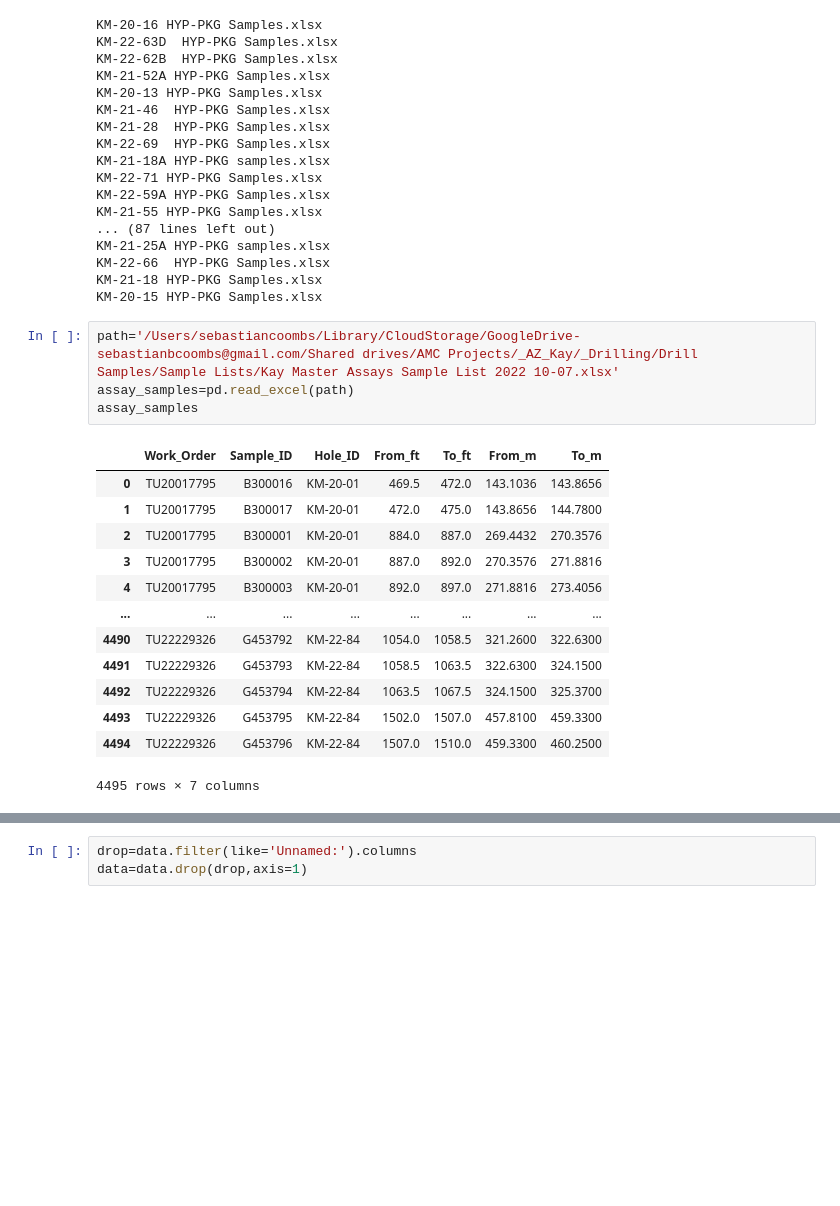
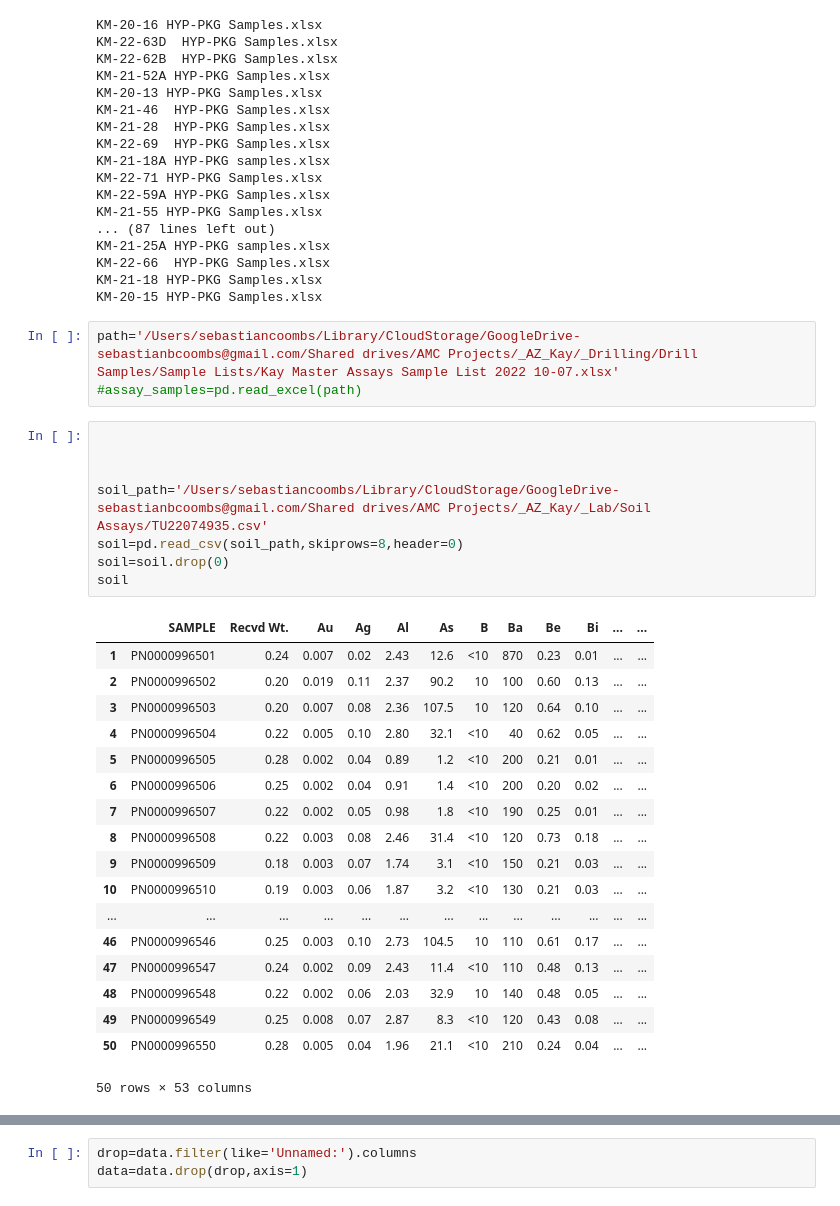
Before and after one commit to amundsentech/Kay_master_merge, a Jupyter notebook: scratch_paper.ipynb, the cells around one changed output, grey strips where cells are left out. Saved outputs shown, nothing was run; the diff lists cells and outputs as text; blank space fills up the shorter version.

Commit message:
soils

```diff
--- a/scratch_paper.ipynb
+++ b/scratch_paper.ipynb
@@ -94,19 +87,31 @@ KM-21-18 HYP-PKG Samples.xlsx
 KM-20-15 HYP-PKG Samples.xlsx
 # %%
 path='/Users/sebastiancoombs/Library/CloudStorage/GoogleDrive-sebastianbcoombs@gmail.com/Shared drives/AMC Projects/_AZ_Kay/_Drilling/Drill Samples/Sample Lists/Kay Master Assays Sample List 2022 10-07.xlsx'
-assay_samples=pd.read_excel(path)
-assay_samples
+#assay_samples=pd.read_excel(path)
-# %% [output]
-|  | Work_Order | Sample_ID | Hole_ID | From_ft | To_ft | From_m | To_m |
-| 0 | TU20017795 | B300016 | KM-20-01 | 469.5 | 472.0 | 143.1036 | 143.8656 |
-| 1 | TU20017795 | B300017 | KM-20-01 | 472.0 | 475.0 | 143.8656 | 144.7800 |
-| 2 | TU20017795 | B300001 | KM-20-01 | 884.0 | 887.0 | 269.4432 | 270.3576 |
-| 3 | TU20017795 | B300002 | KM-20-01 | 887.0 | 892.0 | 270.3576 | 271.8816 |
-| 4 | TU20017795 | B300003 | KM-20-01 | 892.0 | 897.0 | 271.8816 | 273.4056 |
-| ... | ... | ... | ... | ... | ... | ... | ... |
-| 4490 | TU22229326 | G453792 | KM-22-84 | 1054.0 | 1058.5 | 321.2600 | 322.6300 |
-| 4491 | TU22229326 | G453793 | KM-22-84 | 1058.5 | 1063.5 | 322.6300 | 324.1500 |
-| 4492 | TU22229326 | G453794 | KM-22-84 | 1063.5 | 1067.5 | 324.1500 | 325.3700 |
-| 4493 | TU22229326 | G453795 | KM-22-84 | 1502.0 | 1507.0 | 457.8100 | 459.3300 |
-| 4494 | TU22229326 | G453796 | KM-22-84 | 1507.0 | 1510.0 | 459.3300 | 460.2500 |
-4495 rows × 7 columns
+# %%
+
+
+
+soil_path='/Users/sebastiancoombs/Library/CloudStorage/GoogleDrive-sebastianbcoombs@gmail.com/Shared drives/AMC Projects/_AZ_Kay/_Lab/Soil Assays/TU22074935.csv'
+soil=pd.read_csv(soil_path,skiprows=8,header=0)
+soil=soil.drop(0)
+soil
+# %% [output]
+|  | SAMPLE | Recvd Wt. | Au | Ag | Al | As | B | Ba | Be | Bi | ... | ... |
+| 1 | PN0000996501 | 0.24 | 0.007 | 0.02 | 2.43 | 12.6 | <10 | 870 | 0.23 | 0.01 | ... | ... |
+| 2 | PN0000996502 | 0.20 | 0.019 | 0.11 | 2.37 | 90.2 | 10 | 100 | 0.60 | 0.13 | ... | ... |
+| 3 | PN0000996503 | 0.20 | 0.007 | 0.08 | 2.36 | 107.5 | 10 | 120 | 0.64 | 0.10 | ... | ... |
+| 4 | PN0000996504 | 0.22 | 0.005 | 0.10 | 2.80 | 32.1 | <10 | 40 | 0.62 | 0.05 | ... | ... |
+| 5 | PN0000996505 | 0.28 | 0.002 | 0.04 | 0.89 | 1.2 | <10 | 200 | 0.21 | 0.01 | ... | ... |
+| 6 | PN0000996506 | 0.25 | 0.002 | 0.04 | 0.91 | 1.4 | <10 | 200 | 0.20 | 0.02 | ... | ... |
+| 7 | PN0000996507 | 0.22 | 0.002 | 0.05 | 0.98 | 1.8 | <10 | 190 | 0.25 | 0.01 | ... | ... |
+| 8 | PN0000996508 | 0.22 | 0.003 | 0.08 | 2.46 | 31.4 | <10 | 120 | 0.73 | 0.18 | ... | ... |
+| 9 | PN0000996509 | 0.18 | 0.003 | 0.07 | 1.74 | 3.1 | <10 | 150 | 0.21 | 0.03 | ... | ... |
+| 10 | PN0000996510 | 0.19 | 0.003 | 0.06 | 1.87 | 3.2 | <10 | 130 | 0.21 | 0.03 | ... | ... |
+| ... | ... | ... | ... | ... | ... | ... | ... | ... | ... | ... | ... | ... |
+| 46 | PN0000996546 | 0.25 | 0.003 | 0.10 | 2.73 | 104.5 | 10 | 110 | 0.61 | 0.17 | ... | ... |
+| 47 | PN0000996547 | 0.24 | 0.002 | 0.09 | 2.43 | 11.4 | <10 | 110 | 0.48 | 0.13 | ... | ... |
+| 48 | PN0000996548 | 0.22 | 0.002 | 0.06 | 2.03 | 32.9 | 10 | 140 | 0.48 | 0.05 | ... | ... |
+| 49 | PN0000996549 | 0.25 | 0.008 | 0.07 | 2.87 | 8.3 | <10 | 120 | 0.43 | 0.08 | ... | ... |
+| 50 | PN0000996550 | 0.28 | 0.005 | 0.04 | 1.96 | 21.1 | <10 | 210 | 0.24 | 0.04 | ... | ... |
+50 rows × 53 columns
```
Also changed, not shown: parts of 5 cells of this notebook, 2 other files.
